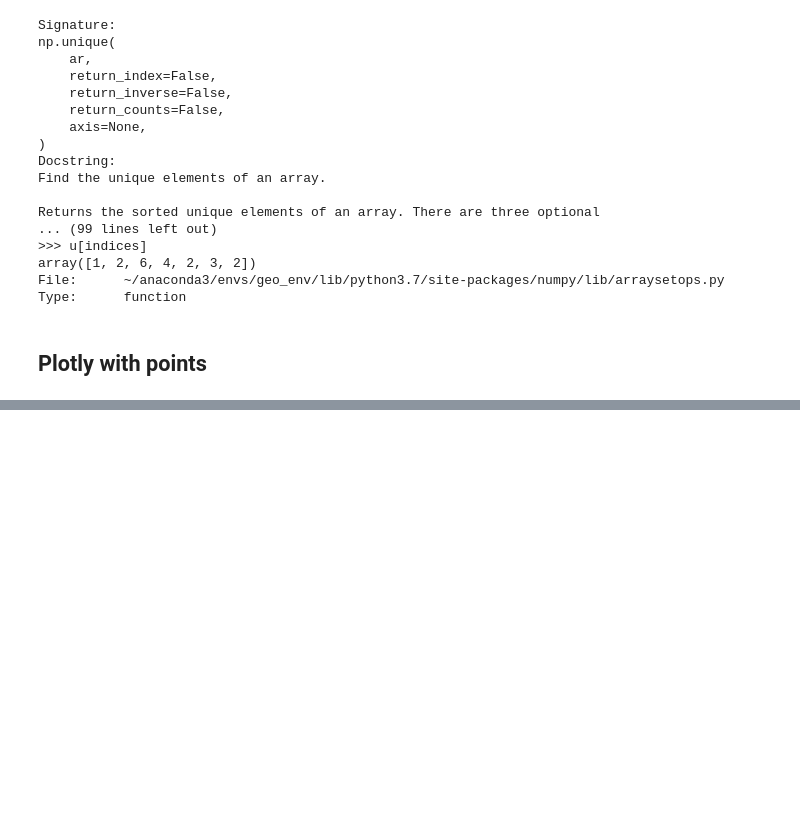
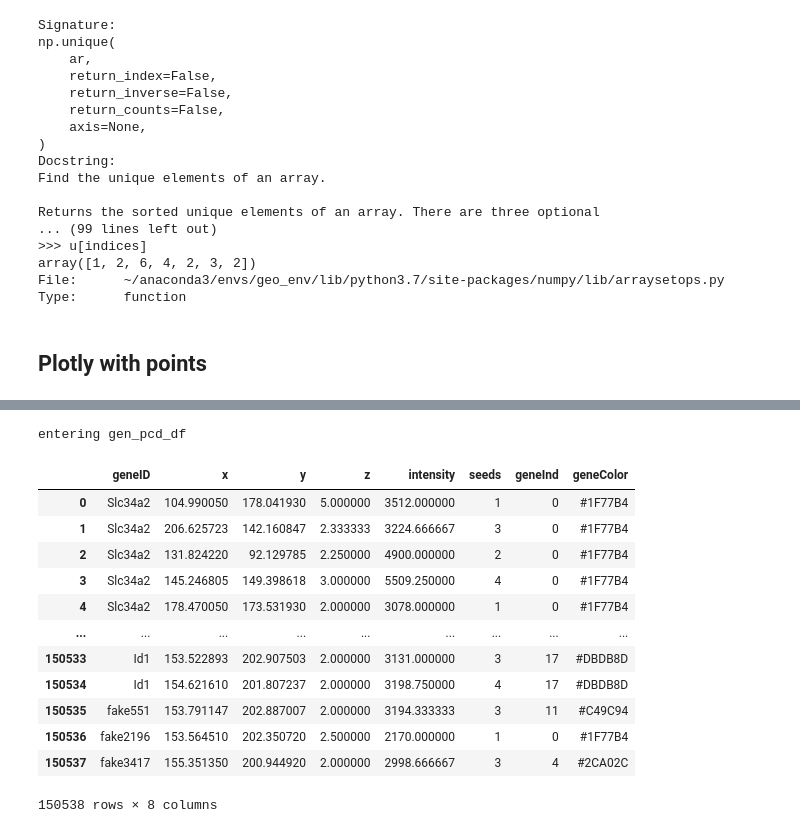
Before and after one commit to lincdog/webfish, a Jupyter notebook: seg2mesh.ipynb, the cells around one changed output, grey strips where cells are left out. Drawn from its saved outputs; the diff is of its cells as text; code cells hidden in the pictures; blank space fills up the shorter version.

Commit message:
data and gene select working basically

```diff
--- a/seg2mesh.ipynb
+++ b/seg2mesh.ipynb
@@ -423,0 +447,2 @@ plotly.io.renderers
+# %%
+util = reload(util)
@@ -423,0 +471,17 @@ plotly.io.renderers
+# %%
+util.gen_pcd_df('data/pre_seg_diff_1_minseeds_3_filtered.csv', outfile='boop.csv')
+# %% [output]
+entering gen_pcd_df
+|  | geneID | x | y | z | intensity | seeds | geneInd | geneColor |
+| 0 | Slc34a2 | 104.990050 | 178.041930 | 5.000000 | 3512.000000 | 1 | 0 | #1F77B4 |
+| 1 | Slc34a2 | 206.625723 | 142.160847 | 2.333333 | 3224.666667 | 3 | 0 | #1F77B4 |
+| 2 | Slc34a2 | 131.824220 | 92.129785 | 2.250000 | 4900.000000 | 2 | 0 | #1F77B4 |
+| 3 | Slc34a2 | 145.246805 | 149.398618 | 3.000000 | 5509.250000 | 4 | 0 | #1F77B4 |
+| 4 | Slc34a2 | 178.470050 | 173.531930 | 2.000000 | 3078.000000 | 1 | 0 | #1F77B4 |
+| ... | ... | ... | ... | ... | ... | ... | ... | ... |
+| 150533 | Id1 | 153.522893 | 202.907503 | 2.000000 | 3131.000000 | 3 | 17 | #DBDB8D |
+| 150534 | Id1 | 154.621610 | 201.807237 | 2.000000 | 3198.750000 | 4 | 17 | #DBDB8D |
+| 150535 | fake551 | 153.791147 | 202.887007 | 2.000000 | 3194.333333 | 3 | 11 | #C49C94 |
+| 150536 | fake2196 | 153.564510 | 202.350720 | 2.500000 | 2170.000000 | 1 | 0 | #1F77B4 |
+| 150537 | fake3417 | 155.351350 | 200.944920 | 2.000000 | 2998.666667 | 3 | 4 | #2CA02C |
+150538 rows × 8 columns
```
Also changed, not shown: parts of 7 cells of this notebook, 4 other files.
